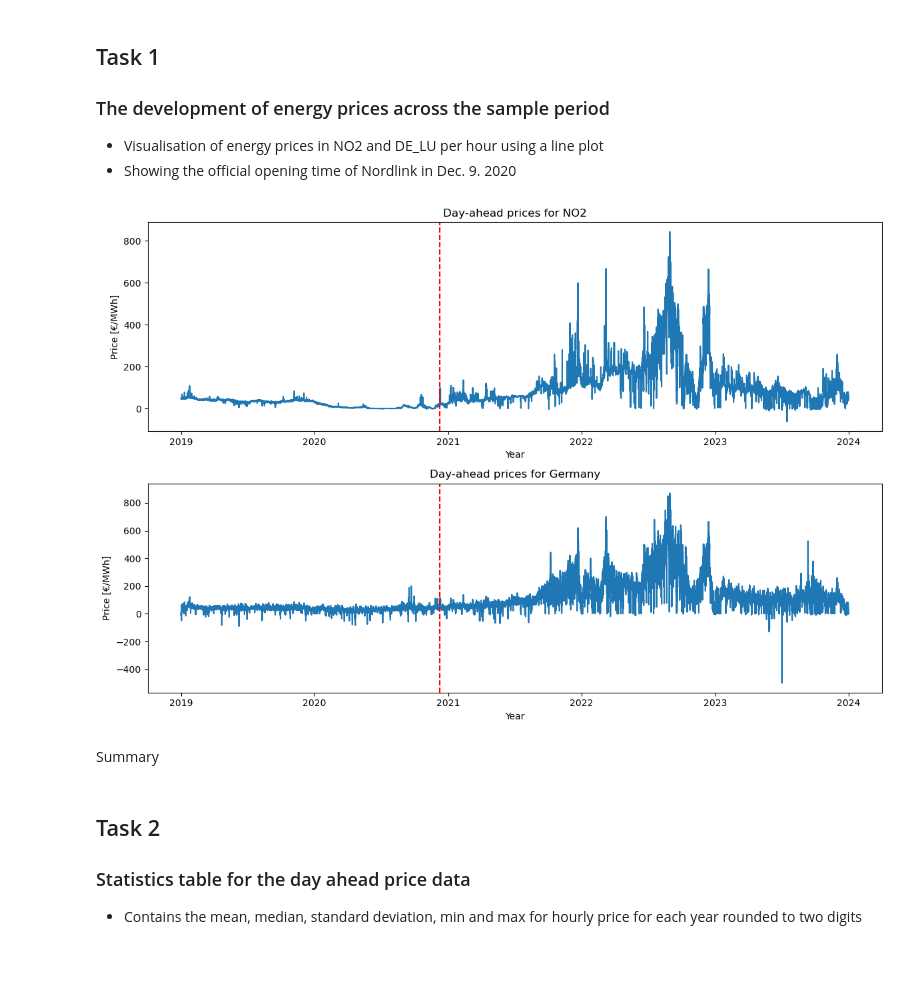
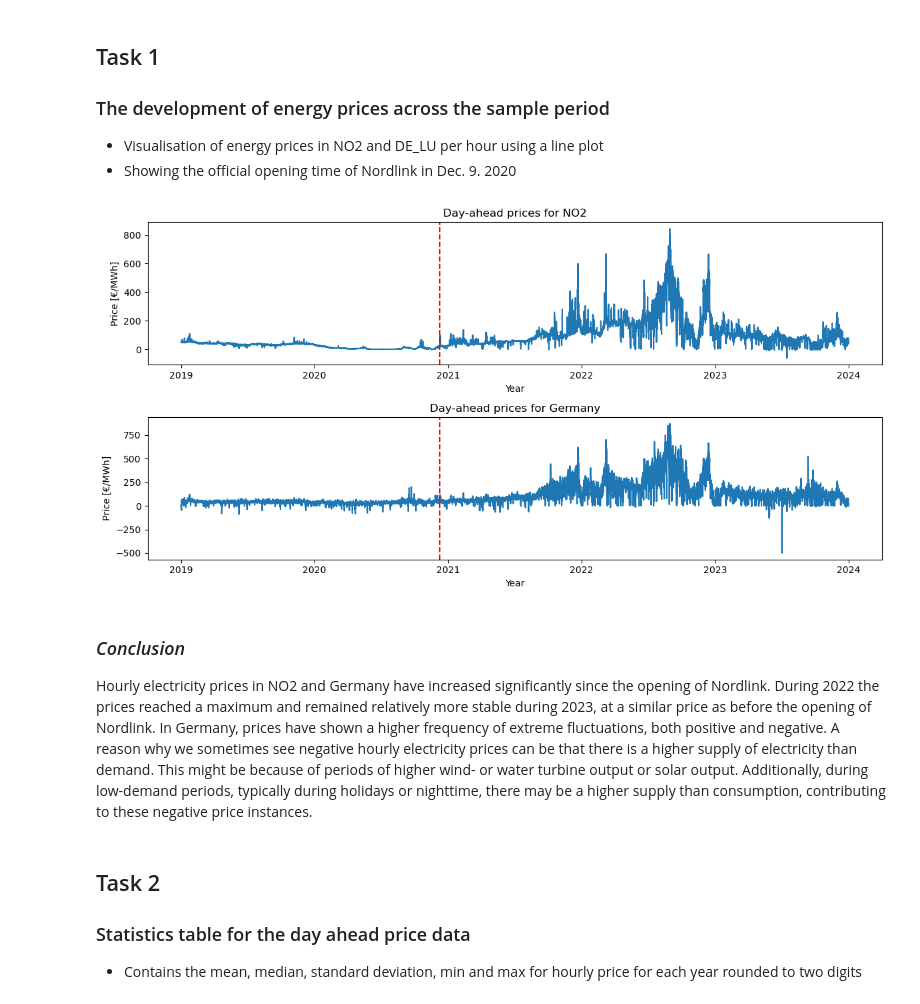
Before and after one commit to rymdd/TECH2-H24-Termpaper-G9, a Jupyter notebook: paper.ipynb, the cells around one changed output. Cells and saved outputs as stored; diff of their text form; code cells hidden in the pictures; blank space fills up the shorter version.

```diff
--- a/paper.ipynb
+++ b/paper.ipynb
@@ -82,27 +82,29 @@ Missing values: 0
 # %%
 # Create a copy from dayaheadprices and filtering to hourly data only
 dayaheadprices_hourly = dayaheadprices.loc[dayaheadprices["ResolutionCode"] == "PT60M"].copy()
 # Convert DateTime to datetime object
 dayaheadprices_hourly["DateTime"] = pd.to_datetime(dayaheadprices_hourly["DateTime"])
 
 # Plot the hourly prices for the selected regions on two subplots
-fig, axes = plt.subplots(2, 1, figsize=(12, 8))
+fig, axes = plt.subplots(2, 1, figsize=(12, 6))
 for region, ax in zip(regions, axes):
     sns.lineplot(data=dayaheadprices_hourly.loc[dayaheadprices_hourly["MapCode"] == region], x="DateTime", y="Price", ax=ax)
     ax.axvline(pd.Timestamp("2020-12-09"), color='red', linestyle='--', label='Nordlink Opening')
     if region == "DE_LU":
         ax.set_title(f"Day-ahead prices for Germany")
     else:
         ax.set_title(f"Day-ahead prices for {region}")
     ax.set_ylabel("Price [€/MWh]")
     ax.set_xlabel("Year")
 plt.tight_layout()
 # Save to file
 plt.savefig("figure_task1.png")
 # %% [output]
-[figure, old version]
+[figure, new version]
-# %% [markdown]
-Summary
+# %% [markdown]
+### *Conclusion*
+Hourly electricity prices in NO2 and Germany have increased significantly since the opening of Nordlink.  During 2022 the prices reached a maximum and remained relatively more stable during 2023, at a similar price as before the opening of Nordlink. In Germany, prices have shown a higher frequency of extreme fluctuations, both positive and negative.
+A reason why we sometimes see negative hourly electricity prices can be that there is a higher supply of electricity than demand. This might be because of periods of higher wind- or water turbine output or solar output. Additionally, during low-demand periods, typically during holidays or nighttime, there may be a higher supply than consumption, contributing to these negative price instances.
 # %% [markdown]
 ## Task 2
 ### Statistics table for the day ahead price data
```
Also changed, not shown: parts of 15 cells of this notebook, 4 other files.
